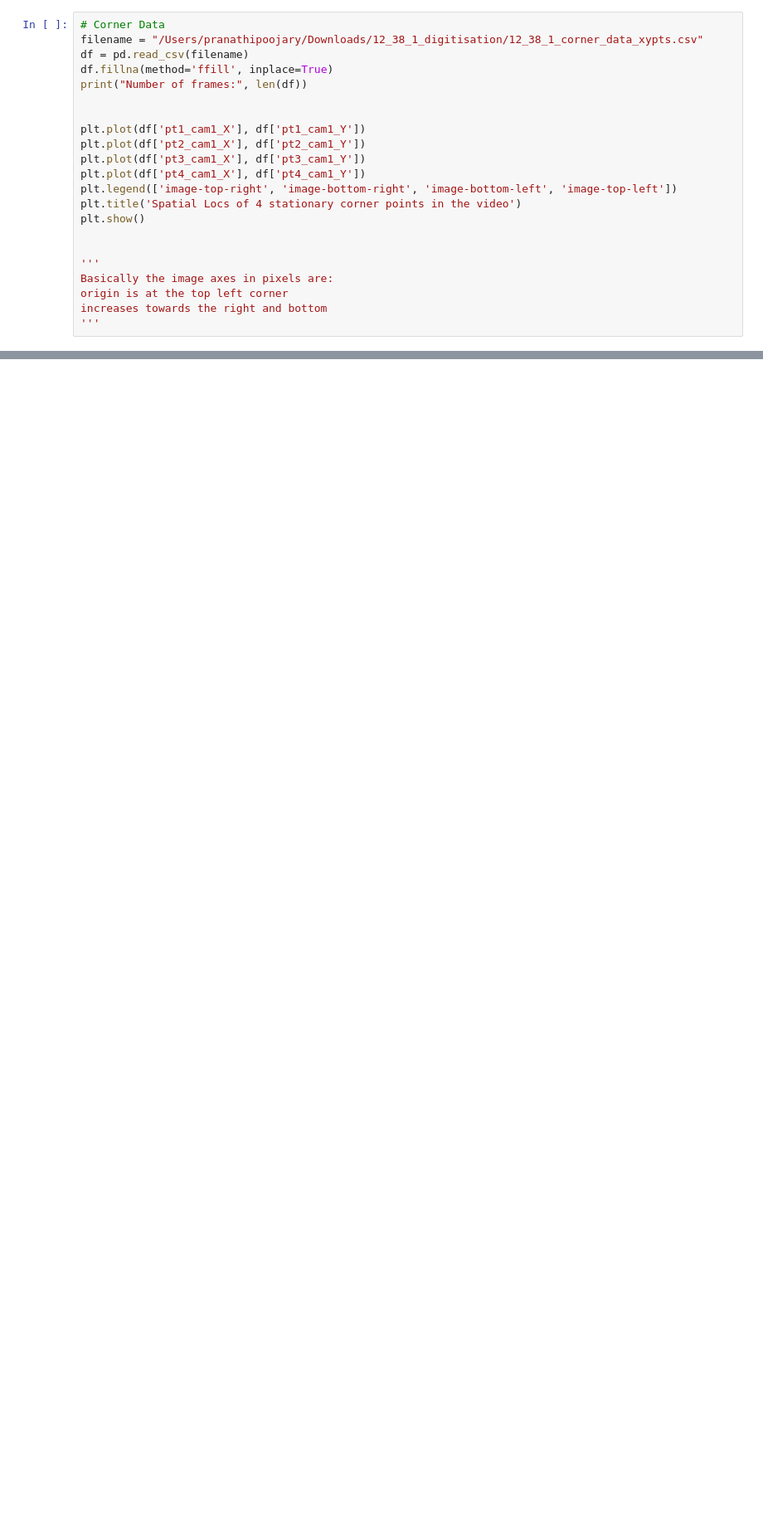
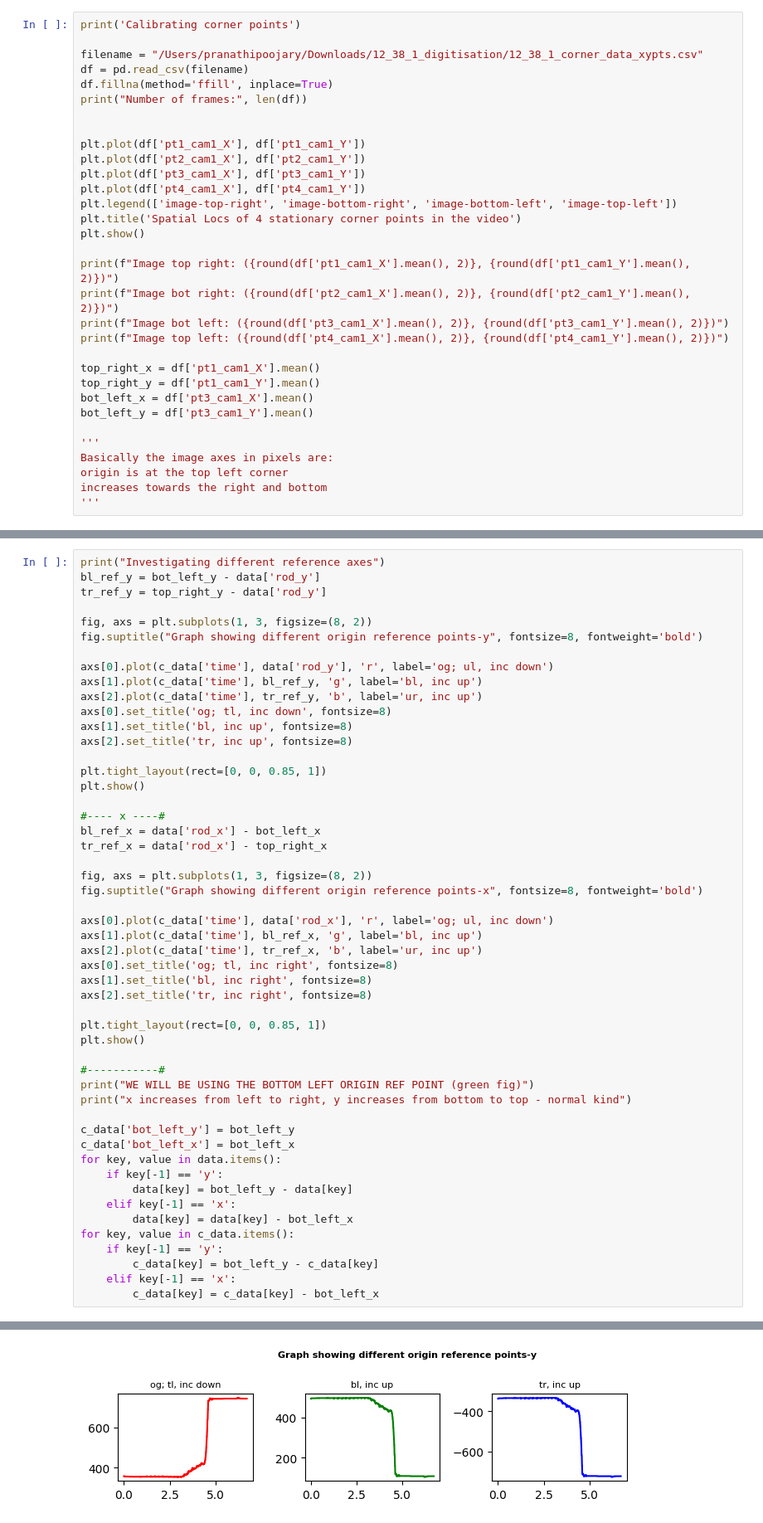
Before and after one commit to pran872/PDW, a Jupyter notebook: analyse_data.ipynb, the cells around one changed output, grey strips where cells are left out. Shown: that part at 83% size. Drawn from its saved outputs; the diff is of its cells as text; blank space fills up the shorter version.

```diff
--- a/analyse_data.ipynb
+++ b/analyse_data.ipynb
@@ -7,5 +8,6 @@ import matplotlib.pyplot as plt
 # %%
-# Corner Data
+print('Calibrating corner points')
+
 filename = "/Users/pranathipoojary/Downloads/12_38_1_digitisation/12_38_1_corner_data_xypts.csv"
 df = pd.read_csv(filename)
 df.fillna(method='ffill', inplace=True)
@@ -20,6 +22,15 @@ plt.legend(['image-top-right', 'image-bottom-right', 'image-bottom-left', 'image
 plt.title('Spatial Locs of 4 stationary corner points in the video')
 plt.show()
 
+print(f"Image top right: ({round(df['pt1_cam1_X'].mean(), 2)}, {round(df['pt1_cam1_Y'].mean(), 2)})")
+print(f"Image bot right: ({round(df['pt2_cam1_X'].mean(), 2)}, {round(df['pt2_cam1_Y'].mean(), 2)})")
+print(f"Image bot left: ({round(df['pt3_cam1_X'].mean(), 2)}, {round(df['pt3_cam1_Y'].mean(), 2)})")
+print(f"Image top left: ({round(df['pt4_cam1_X'].mean(), 2)}, {round(df['pt4_cam1_Y'].mean(), 2)})")
+
+top_right_x = df['pt1_cam1_X'].mean()
+top_right_y = df['pt1_cam1_Y'].mean()
+bot_left_x = df['pt3_cam1_X'].mean()
+bot_left_y = df['pt3_cam1_Y'].mean()
 
 '''
 Basically the image axes in pixels are:
@@ -72,0 +98,52 @@ This means that the origin is the final walker point
+# %%
+print("Investigating different reference axes")
+bl_ref_y = bot_left_y - data['rod_y']
+tr_ref_y = top_right_y - data['rod_y']
+
+fig, axs = plt.subplots(1, 3, figsize=(8, 2))
+fig.suptitle("Graph showing different origin reference points-y", fontsize=8, fontweight='bold')
+
+axs[0].plot(c_data['time'], data['rod_y'], 'r', label='og; ul, inc down')
+axs[1].plot(c_data['time'], bl_ref_y, 'g', label='bl, inc up')
+axs[2].plot(c_data['time'], tr_ref_y, 'b', label='ur, inc up')
+axs[0].set_title('og; tl, inc down', fontsize=8)
+axs[1].set_title('bl, inc up', fontsize=8)
+axs[2].set_title('tr, inc up', fontsize=8)
+
+plt.tight_layout(rect=[0, 0, 0.85, 1])
+plt.show()
+
+#---- x ----#
+bl_ref_x = data['rod_x'] - bot_left_x
+tr_ref_x = data['rod_x'] - top_right_x
+
+fig, axs = plt.subplots(1, 3, figsize=(8, 2))
+fig.suptitle("Graph showing different origin reference points-x", fontsize=8, fontweight='bold')
+
+axs[0].plot(c_data['time'], data['rod_x'], 'r', label='og; ul, inc down')
+axs[1].plot(c_data['time'], bl_ref_x, 'g', label='bl, inc up')
+axs[2].plot(c_data['time'], tr_ref_x, 'b', label='ur, inc up')
+axs[0].set_title('og; tl, inc right', fontsize=8)
+axs[1].set_title('bl, inc right', fontsize=8)
+axs[2].set_title('tr, inc right', fontsize=8)
+
+plt.tight_layout(rect=[0, 0, 0.85, 1])
+plt.show()
+
+#-----------#
+print("WE WILL BE USING THE BOTTOM LEFT ORIGIN REF POINT (green fig)")
+print("x increases from left to right, y increases from bottom to top - normal kind")
+
+c_data['bot_left_y'] = bot_left_y
+c_data['bot_left_x'] = bot_left_x
+for key, value in data.items():
+    if key[-1] == 'y':
+        data[key] = bot_left_y - data[key]
+    elif key[-1] == 'x':
+        data[key] = data[key] - bot_left_x
+for key, value in c_data.items():
+    if key[-1] == 'y':
+        c_data[key] = bot_left_y - c_data[key]
+    elif key[-1] == 'x':
+        c_data[key] = c_data[key] - bot_left_x
+# %% [output]
@@ -72,0 +151 @@ This means that the origin is the final walker point
+[figure, added]
```
Also changed, not shown: parts of 14 cells of this notebook, 4 other files.
